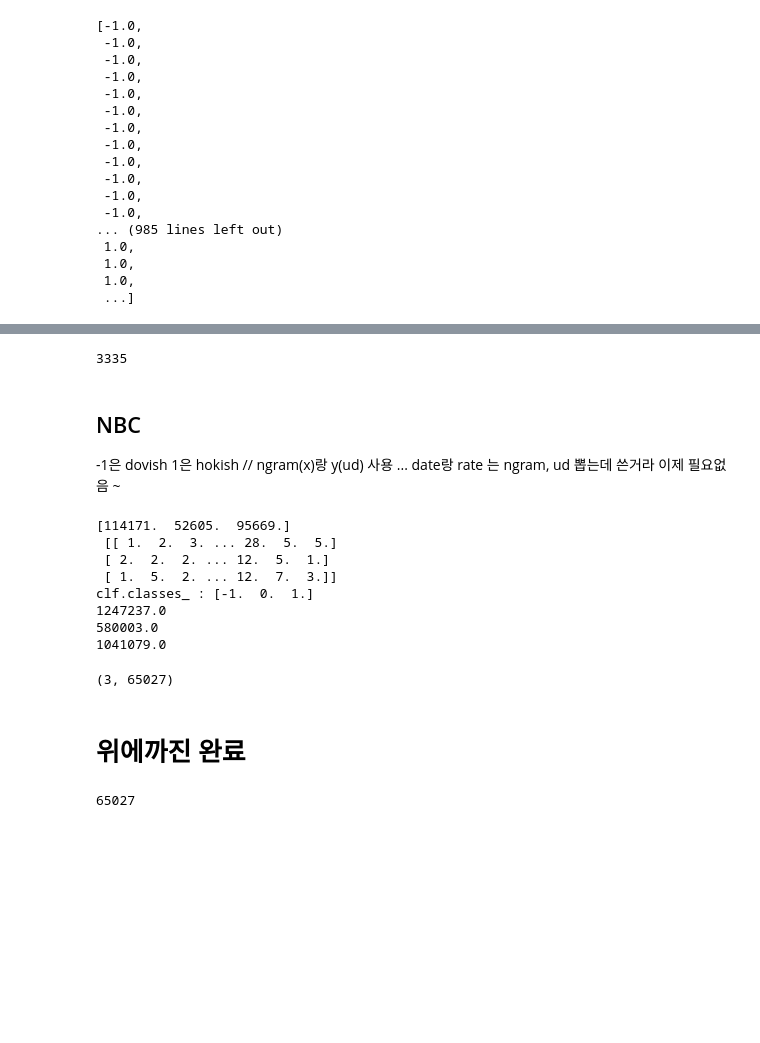
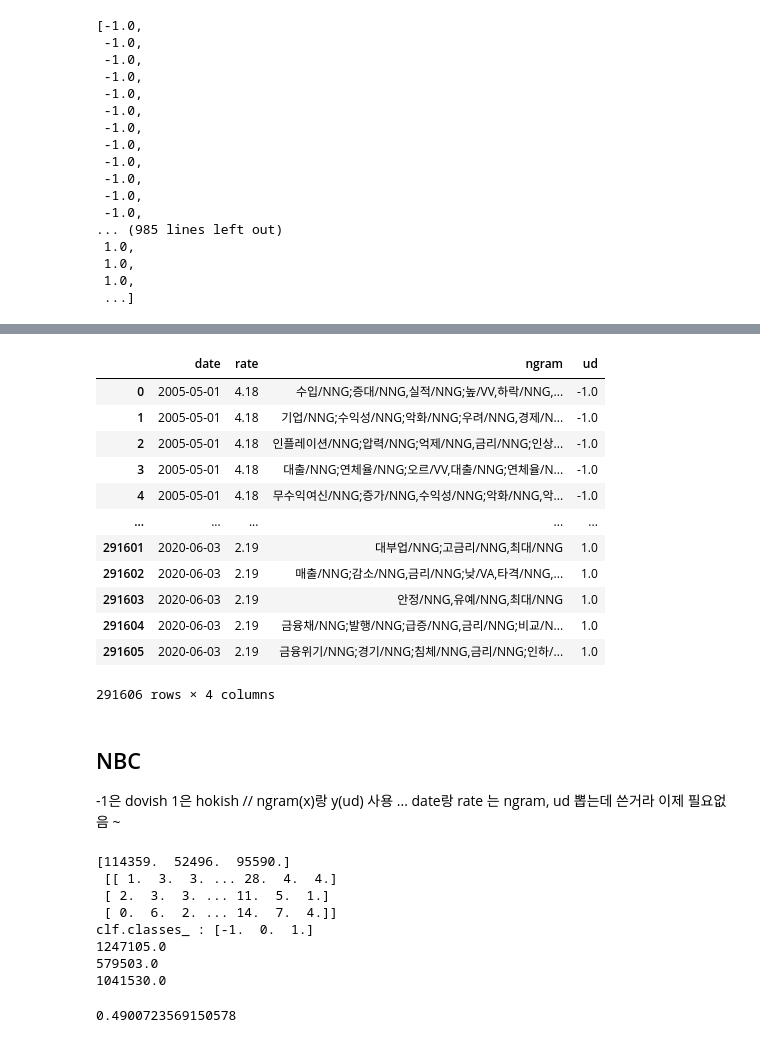
Before and after one commit to dohyun-kim92/TIL, a Jupyter notebook: Ngram후_NBC,_polarityScore.ipynb, the cells around one changed output, grey strips where cells are left out. Cells and saved outputs as stored; diff of their text form; code cells hidden in the pictures; blank space fills up the shorter version.

```diff
--- a/Ngram후_NBC,_polarityScore.ipynb
+++ b/Ngram후_NBC,_polarityScore.ipynb
@@ -168,14 +136,27 @@ cb_mg = cb_mg[cb_mg.date >= '2005-05-01']
 # %%
 # 컬럼 순서 변경
 
 cb_mg = cb_mg[['date', 'rate', 'ngram', 'ud']]
 cb_mg
 
 # type(cb_mg["ngram"][0])
 
 len(cb_mg["ngram"][0])
+cb_mg
 # %% [output]
+|  | date | rate | ngram | ud |
+| 0 | 2005-05-01 | 4.18 | 수입/NNG;증대/NNG,실적/NNG;높/VV,하락/NNG,... | -1.0 |
+| 1 | 2005-05-01 | 4.18 | 기업/NNG;수익성/NNG;악화/NNG;우려/NNG,경제/N... | -1.0 |
+| 2 | 2005-05-01 | 4.18 | 인플레이션/NNG;압력/NNG;억제/NNG,금리/NNG;인상... | -1.0 |
+| 3 | 2005-05-01 | 4.18 | 대출/NNG;연체율/NNG;오르/VV,대출/NNG;연체율/N... | -1.0 |
+| 4 | 2005-05-01 | 4.18 | 무수익여신/NNG;증가/NNG,수익성/NNG;악화/NNG,악... | -1.0 |
+| ... | ... | ... | ... | ... |
+| 291601 | 2020-06-03 | 2.19 | 대부업/NNG;고금리/NNG,최대/NNG | 1.0 |
+| 291602 | 2020-06-03 | 2.19 | 매출/NNG;감소/NNG,금리/NNG;낮/VA,타격/NNG,... | 1.0 |
+| 291603 | 2020-06-03 | 2.19 | 안정/NNG,유예/NNG,최대/NNG | 1.0 |
+| 291604 | 2020-06-03 | 2.19 | 금융채/NNG;발행/NNG;급증/NNG,금리/NNG;비교/N... | 1.0 |
+| 291605 | 2020-06-03 | 2.19 | 금융위기/NNG;경기/NNG;침체/NNG,금리/NNG;인하/... | 1.0 |
-3335
+291606 rows × 4 columns
 # %% [markdown]
 ## NBC
 -1은 dovish 1은 hokish // ngram(x)랑 y(ud) 사용 ...  date랑 rate 는 ngram, ud 뽑는데 쓴거라 이제 필요없음 ~
@@ -191,10 +172,11 @@ import numpy as np
 
 # train_test_split?
 # %%
-X_train, X_test, y_train, y_test = train_test_split(cb_mg['ngram'], cb_mg['ud'], train_size= 0.9, random_state = 0)
-
 def com_split(x):
     return x.split(",")
+
+
+X_train, X_test, y_train, y_test = train_test_split(cb_mg['ngram'], cb_mg['ud'], train_size= 0.9, shuffle = True)
 
 text_clf = Pipeline([   ('cv',CountVectorizer(tokenizer= com_split)), # split 뒤에 (x) 써줄필요 없음
 #                         ('tfidfV', TfidfVectorizer()), -> 논문에 따르면 tfidf 써줄 필요 없음
@@ -204,10 +186,11 @@ text_clf = Pipeline([   ('cv',CountVectorizer(tokenizer= com_split)), # split
 
 
 # ud[1].class_count_ , cb_mg['ud'].feature_count_
-text_clf.fit(X_train, y_train) # 처음에 에러떴던 이유는 X_trian에서 대괄호('[]')를 제거하지 않았기때문
+text_clf.fit(X_train, y_train) # 처음에 에러떴던 이유는 ngram에서 대괄호('[]')를 제거하지 않았기때문
 
 
 clf = text_clf.named_steps['clf']
+cv = text_clf.named_steps['cv']
 print(clf.class_count_, "\n", clf.feature_count_)
 print("{} : {}".format('clf.classes_',clf.classes_))
 
@@ -215,26 +198,18 @@ print(sum(clf.feature_count_[0]))
 print(sum(clf.feature_count_[1]))
 print(sum(clf.feature_count_[2]))
 
-# predicted = text_clf.predict(X_test)
-# np.mean(predicted == y_test)
 # text_clf
 clf.feature_count_.shape
+cv.vocabulary_
+predicted = text_clf.predict(X_test)
+np.mean(predicted == y_test)
 # %% [output]
-[114171.  52605.  95669.]
- [[ 1.  2.  3. ... 28.  5.  5.]
- [ 2.  2.  2. ... 12.  5.  1.]
- [ 1.  5.  2. ... 12.  7.  3.]]
+[114359.  52496.  95590.]
+ [[ 1.  3.  3. ... 28.  4.  4.]
+ [ 2.  3.  3. ... 11.  5.  1.]
+ [ 0.  6.  2. ... 14.  7.  4.]]
 clf.classes_ : [-1.  0.  1.]
-1247237.0
-580003.0
-1041079.0
+1247105.0
+579503.0
+1041530.0
-(3, 65027)
+0.4900723569150578
-# %% [markdown]
-# 위에까진 완료
-# %%
-# Unique n_gram 수 확인
-import itertools
-temp = list(map(lambda i : i.split(','), X_train))
-len(set(list(itertools.chain(*temp))))
-# %% [output]
-65027
```
Also changed, not shown: parts of 32 cells of this notebook.
